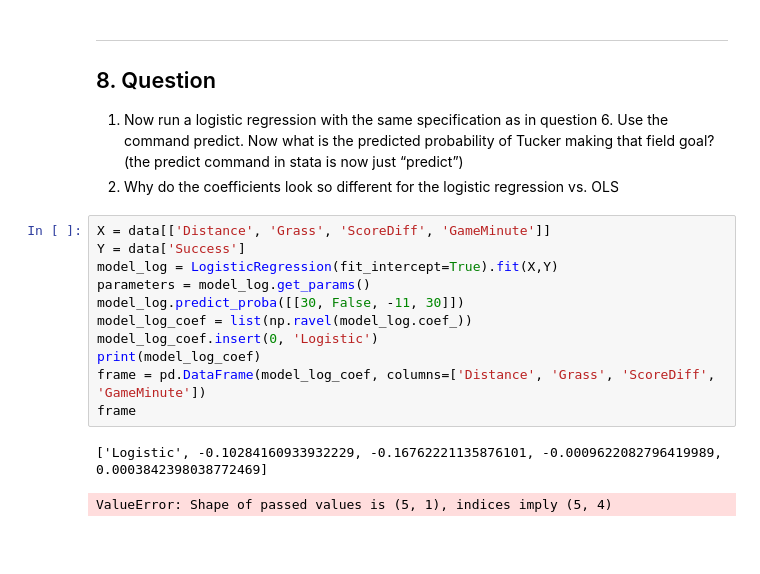
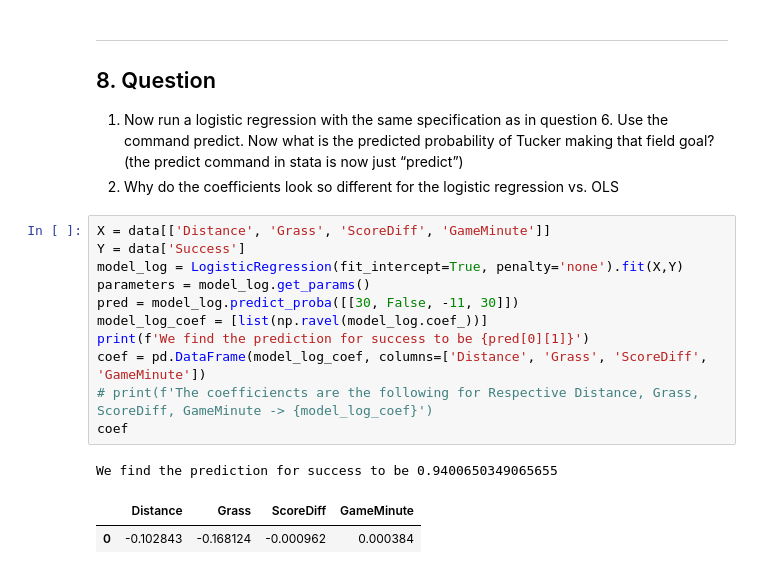
Before and after one commit to BenjaminZeisberg/Econ1042, a Jupyter notebook: Pset1/pset_1.ipynb, the cells around one changed output. Saved outputs shown, nothing was run; the diff lists cells and outputs as text; blank space fills up the shorter version.

```diff
--- a/Pset1/pset_1.ipynb
+++ b/Pset1/pset_1.ipynb
@@ -353,14 +369,15 @@ We estimate the probability for an average kicker to be 0.93%
 # %%
 X = data[['Distance', 'Grass', 'ScoreDiff', 'GameMinute']]
 Y = data['Success']
-model_log = LogisticRegression(fit_intercept=True).fit(X,Y)
+model_log = LogisticRegression(fit_intercept=True, penalty='none').fit(X,Y)
 parameters = model_log.get_params()
-model_log.predict_proba([[30, False, -11, 30]])
-model_log_coef = list(np.ravel(model_log.coef_))
-model_log_coef.insert(0, 'Logistic')
-print(model_log_coef)
-frame = pd.DataFrame(model_log_coef, columns=['Distance', 'Grass', 'ScoreDiff', 'GameMinute'])
-frame
+pred = model_log.predict_proba([[30, False, -11, 30]])
+model_log_coef = [list(np.ravel(model_log.coef_))]
+print(f'We find the prediction for success to be {pred[0][1]}')
+coef = pd.DataFrame(model_log_coef, columns=['Distance', 'Grass', 'ScoreDiff', 'GameMinute'])
+# print(f'The coefficiencts are the following for Respective Distance, Grass, ScoreDiff, GameMinute -> {model_log_coef}')
+coef
 # %% [output]
-['Logistic', -0.10284160933932229, -0.16762221135876101, -0.0009622082796419989, 0.0003842398038772469]
+We find the prediction for success to be 0.9400650349065655
-ValueError: Shape of passed values is (5, 1), indices imply (5, 4)
+|  | Distance | Grass | ScoreDiff | GameMinute |
+| 0 | -0.102843 | -0.168124 | -0.000962 | 0.000384 |
```
Also changed, not shown: parts of 17 cells of this notebook.
